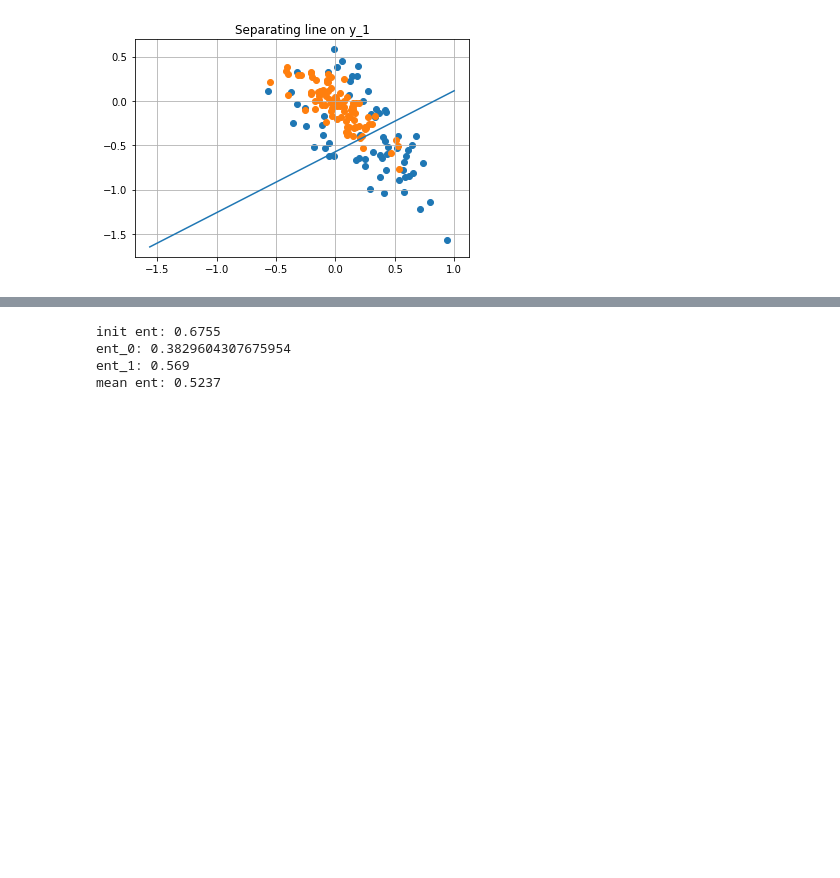
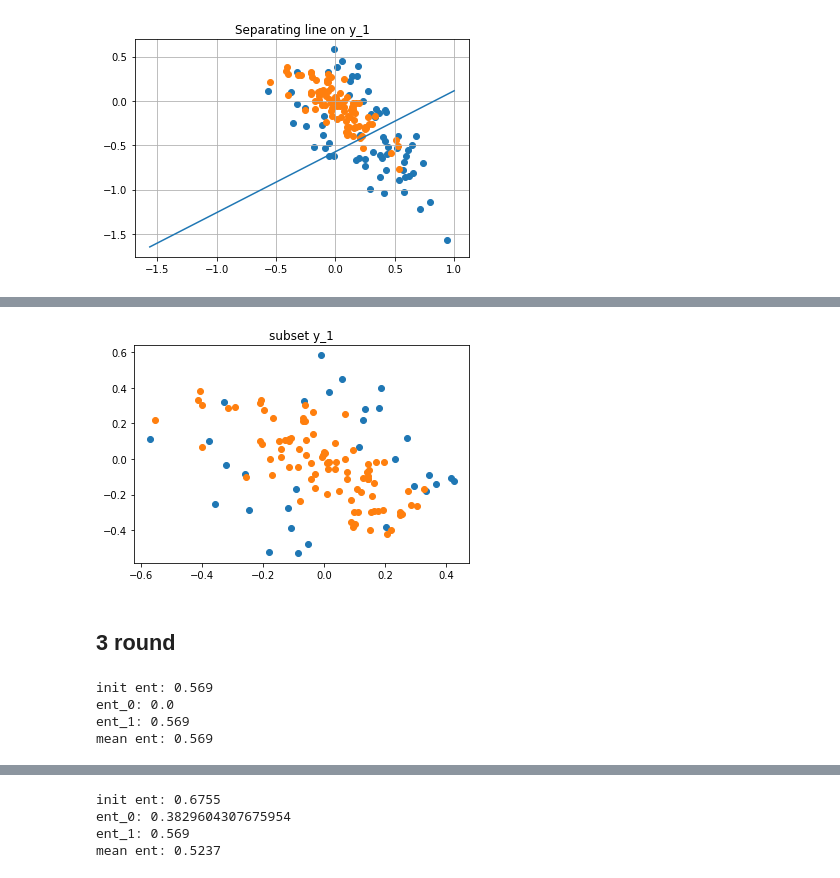
Before and after one commit to DmitriiDenisov/research-DT-Logreg, a Jupyter notebook: step_by_step_custom_loss.ipynb, the cells around one changed output, grey strips where cells are left out. Drawn from its saved outputs; the diff is of its cells as text; code cells hidden in the pictures; blank space fills up the shorter version.

```diff
--- a/step_by_step_custom_loss.ipynb
+++ b/step_by_step_custom_loss.ipynb
@@ -193,0 +170,49 @@ plt.show()
+# %%
+#Make predictions
+y_pred = np.dot(x, Wopt)>0
+y_pred = 3**y_pred-2 #convert to +/-1
+
+x_0 = x[y_pred==-1]
+y_0 = y[y_pred==-1]
+x_1 = x[y_pred==1]
+y_1 = y[y_pred==1]
+# %%
+plt.scatter(x_1[y_1==-1][:,0], x_1[y_1==-1][:,1])
+plt.scatter(x_1[y_1==1][:,0], x_1[y_1==1][:,1])
+plt.title('subset y_1')
+plt.show()
+# %% [output]
+[figure, added]
+# %% [markdown]
+## **3 round**
+# %%
+x = x_1
+y = y_1
+
+Wopt = split(x, y, W)
+
+
+#Make predictions
+y_pred = np.dot(x, Wopt)>0
+y_pred = 3**y_pred-2 #convert to +/-1
+
+#Split the data according to the predictions
+x_0 = x[y_pred==-1]
+y_0 = y[y_pred==-1]
+x_1 = x[y_pred==1]
+y_1 = y[y_pred==1]
+
+#Measure entropy in each subset
+ent_0 = entropy1(y_0)
+ent_1 = entropy1(y_1)
+mean_ent = (len(y_1)*ent_1 + len(y_0)*ent_0)/(len(y_1)+len(y_0))
+init_ent = entropy1(y)
+print('init ent:', round(init_ent, 4))
+print('ent_0:', ent_0)
+print('ent_1:', round(ent_1,4))
+print('mean ent:', round(mean_ent,4), '\n')
+# %% [output]
+init ent: 0.569
+ent_0: 0.0
+ent_1: 0.569
+mean ent: 0.569
```
Also changed, not shown: parts of 12 cells of this notebook.
